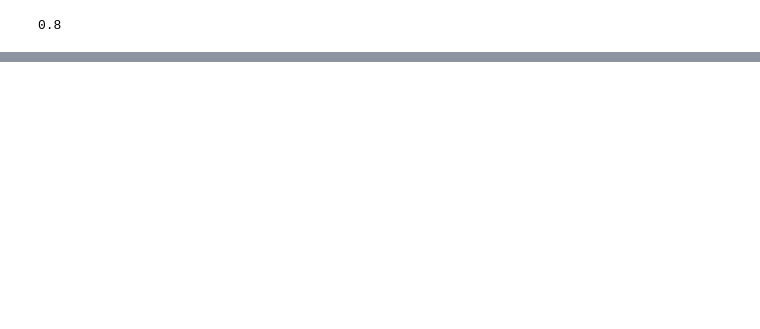
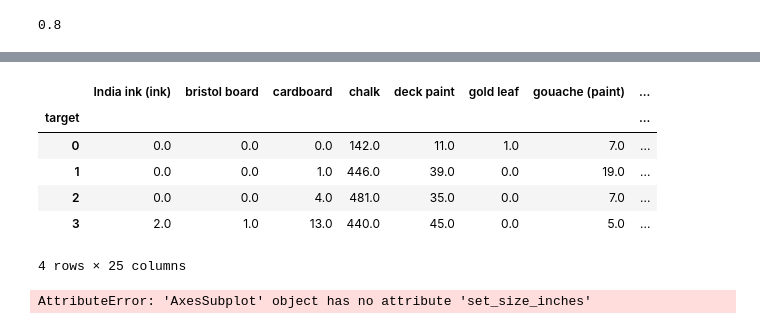
Before and after one commit to junprog/atmaCup11, a Jupyter notebook: EDA.ipynb, the cells around one changed output, grey strips where cells are left out. Drawn from its saved outputs; the diff is of its cells as text; code cells hidden in the pictures; blank space fills up the shorter version.

```diff
--- a/EDA.ipynb
+++ b/EDA.ipynb
@@ -149,0 +190,10 @@ acc
+# %%
+unit_df.drop('object_id', axis=1).drop('sorting_date', axis=1).drop('art_series_id', axis=1).groupby('target').sum()
+# %% [output]
+|  | India ink (ink) | bristol board | cardboard | chalk | deck paint | gold leaf | gouache (paint) | ... |
+| target |  |  |  |  |  |  |  | ... |
+| 0 | 0.0 | 0.0 | 0.0 | 142.0 | 11.0 | 1.0 | 7.0 | ... |
+| 1 | 0.0 | 0.0 | 1.0 | 446.0 | 39.0 | 0.0 | 19.0 | ... |
+| 2 | 0.0 | 0.0 | 4.0 | 481.0 | 35.0 | 0.0 | 7.0 | ... |
+| 3 | 2.0 | 1.0 | 13.0 | 440.0 | 45.0 | 0.0 | 5.0 | ... |
+4 rows × 25 columns
@@ -149,0 +238,22 @@ acc
+# %%
+fig = plt.figure()
+ax1 = fig.add_subplot(1, 4, 1)
+ax2 = fig.add_subplot(1, 4, 2)
+ax3 = fig.add_subplot(1, 4, 3)
+ax4 = fig.add_subplot(1, 4, 4)
+
+ax1.set_title("target: 0")
+ax1.imshow(sorted_array_0)
+
+ax2.set_title("target: 1")
+ax2.imshow(sorted_array_1)
+
+ax3.set_title("target: 2")
+ax3.imshow(sorted_array_2)
+
+ax4.set_title("target: 3")
+ax4.imshow(sorted_array_3)
+
+fig.tight_layout()
+# %% [output]
+AttributeError: 'AxesSubplot' object has no attribute 'set_size_inches'
```
Also changed, not shown: parts of 6 cells of this notebook, 6 other files.
